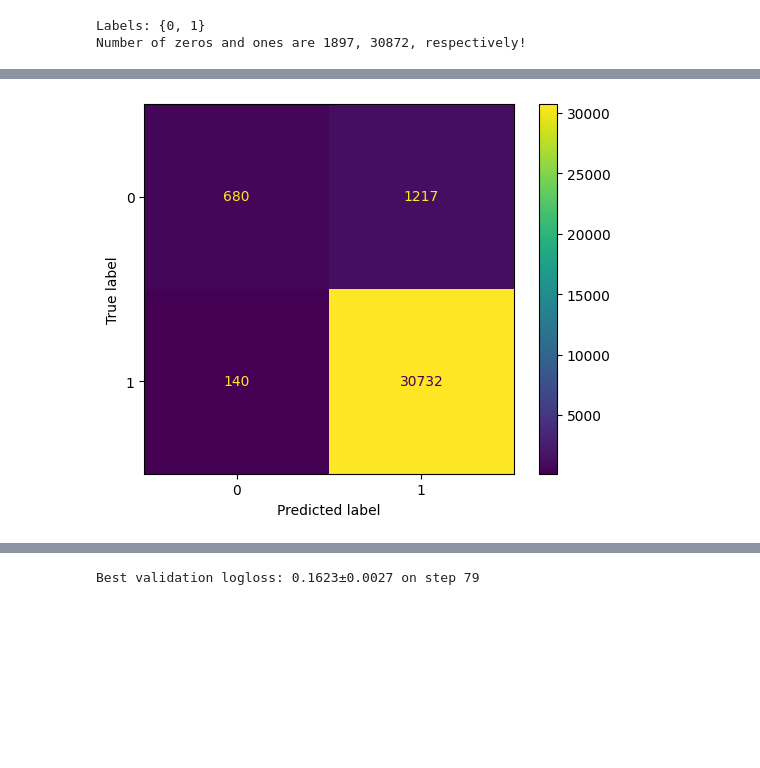
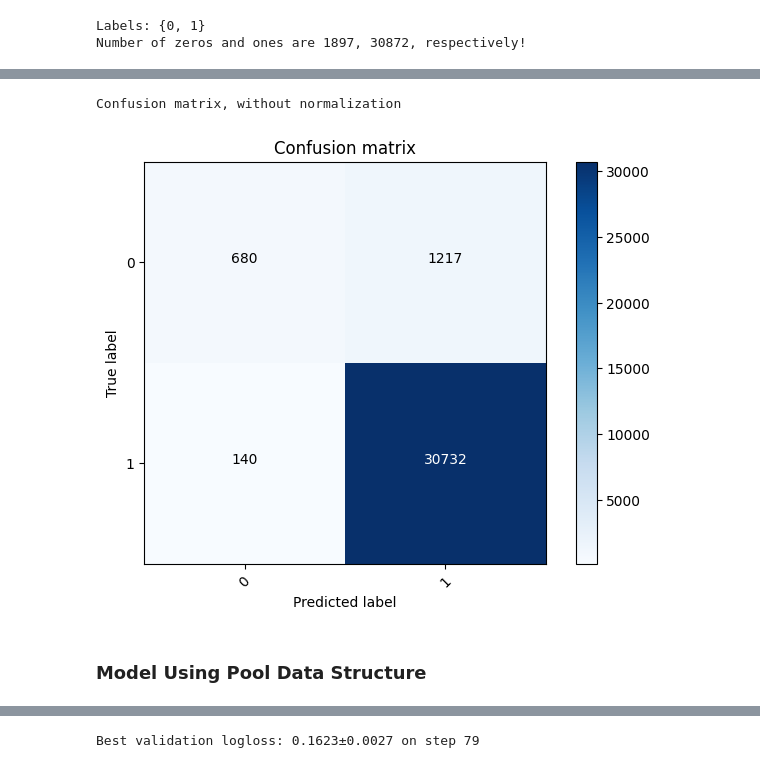
Before and after one commit to ariahosseini/TradML, a Jupyter notebook: ML_CatBoost_StartingPoint.ipynb, the cells around one changed output, grey strips where cells are left out. Drawn from its saved outputs; the diff is of its cells as text; code cells hidden in the pictures; blank space fills up the shorter version.

```diff
--- a/ML_CatBoost_StartingPoint.ipynb
+++ b/ML_CatBoost_StartingPoint.ipynb
@@ -146,9 +198,10 @@ Learning rate set to 0.377604
 # %%
 predictions = np.argmax(clf.predict_proba(X), axis=1)
 cm = confusion_matrix(y_true=y, y_pred=predictions, labels=clf.classes_)
-disp = ConfusionMatrixDisplay(confusion_matrix=cm, display_labels=clf.classes_)
-disp.plot()
-plt.show()
+plot_conf_matrix(cm, classes=clf.classes_, normalize=False, title="Confusion matrix", cmap=plt.cm.Blues)
 # %% [output]
+Confusion matrix, without normalization
-[figure, old version]
+[figure, new version]
+# %% [markdown]
+### Model Using Pool Data Structure
 # %%
```
Also changed, not shown: parts of 64 cells of this notebook.
